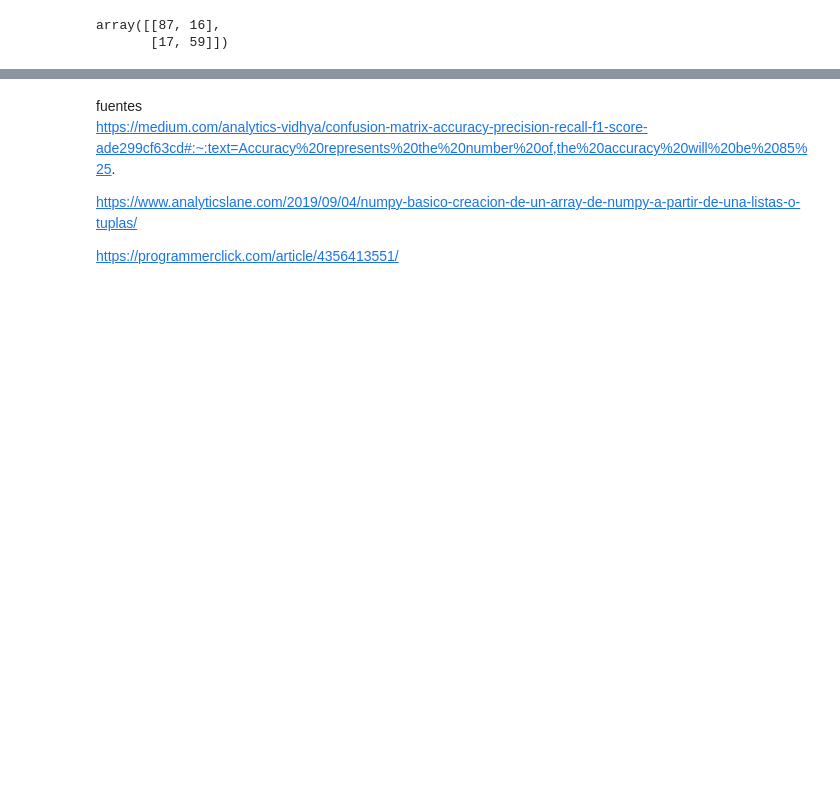
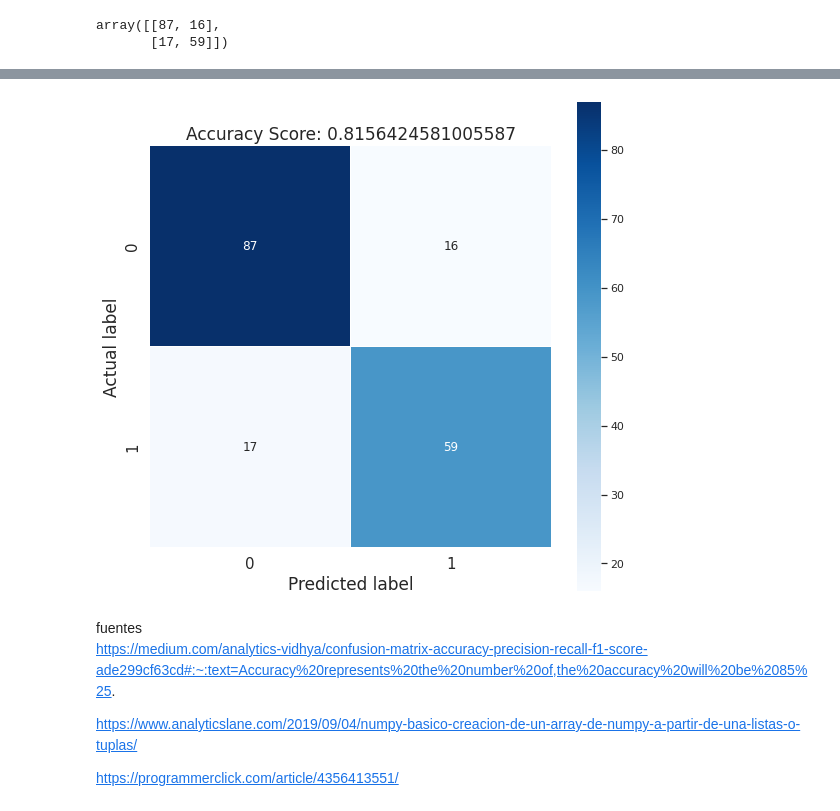
Before and after one commit to aabarzu/Coding-Dojo, a Jupyter notebook: GraficarMatrizConfusion.ipynb, the cells around one changed output, grey strips where cells are left out. Saved outputs shown, nothing was run; the diff lists cells and outputs as text; code cells hidden in the pictures; blank space fills up the shorter version.

```diff
--- a/GraficarMatrizConfusion.ipynb
+++ b/GraficarMatrizConfusion.ipynb
@@ -78,3 +104,17 @@ GraficoMatrizConfuncion(matriz, ['0','1'], score)
+# %%
+# Plot heatmap of confusion matrix using only matplotlib & seaborn
+plt.figure(figsize=(9,9))
+sns.heatmap(matriz, annot=True,
+            fmt=".0f",
+            linewidths=.5,
+            square = True,
+            cmap = 'Blues');
+plt.ylabel('Actual label', fontsize = 17);
+plt.xlabel('Predicted label', fontsize = 17);
+plt.title('Accuracy Score: {}'.format(score), size = 17);
+plt.tick_params(labelsize= 15)
+# %% [output]
+[figure, added]
 # %% [markdown]
 fuentes
 https://medium.com/analytics-vidhya/confusion-matrix-accuracy-precision-recall-f1-score-ade299cf63cd#:~:text=Accuracy%20represents%20the%20number%20of,the%20accuracy%20will%20be%2085%25.
```
Also changed, not shown: parts of 6 cells of this notebook.
